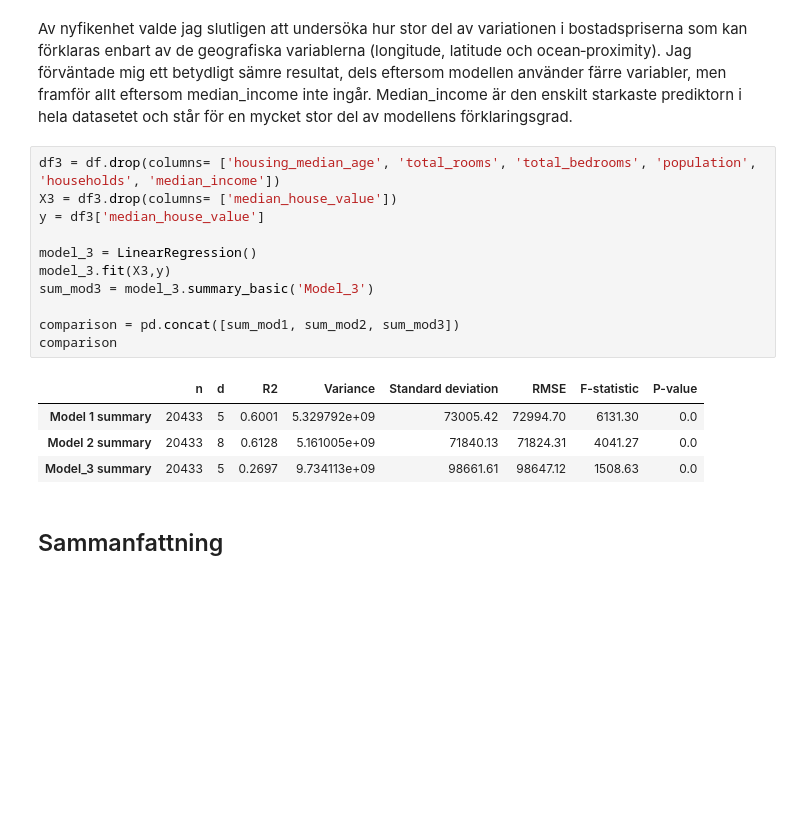
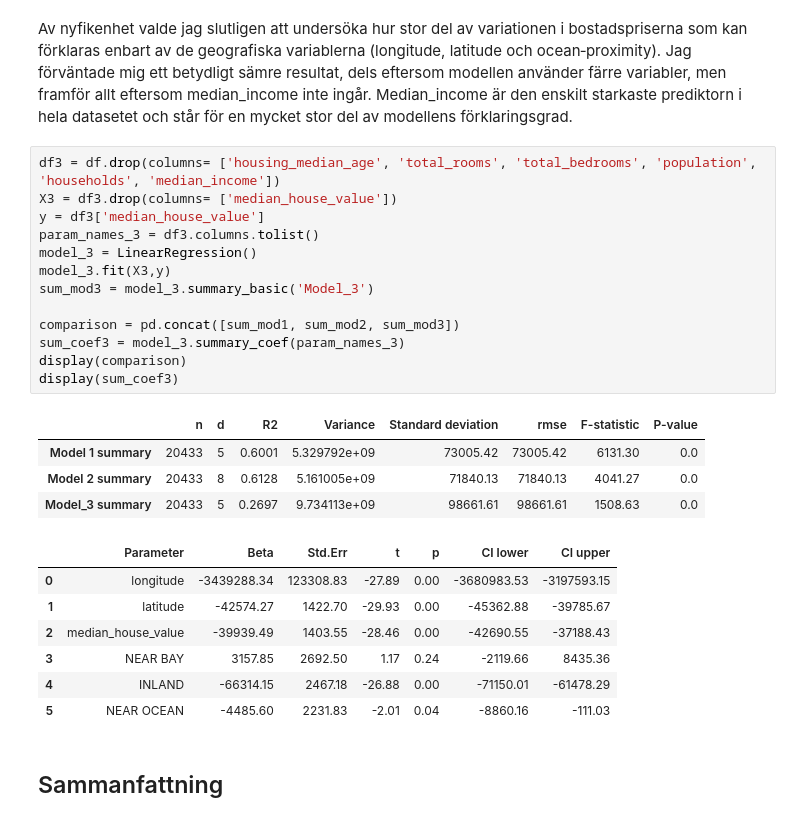
Before and after one commit to SebastianPetersson/Statistiska-metoder, a Jupyter notebook: Labb/Labb_notebook.ipynb, the cells around one changed output. Drawn from its saved outputs; the diff is of its cells as text; blank space fills up the shorter version.

```diff
--- a/Labb/Labb_notebook.ipynb
+++ b/Labb/Labb_notebook.ipynb
@@ -209,19 +209,28 @@ Av nyfikenhet valde jag slutligen att undersöka hur stor del av variationen i b
 # %%
 df3 = df.drop(columns= ['housing_median_age', 'total_rooms', 'total_bedrooms', 'population', 'households', 'median_income'])
 X3 = df3.drop(columns= ['median_house_value'])
 y = df3['median_house_value']
-
+param_names_3 = df3.columns.tolist()
 model_3 = LinearRegression()
 model_3.fit(X3,y)
 sum_mod3 = model_3.summary_basic('Model_3')
 
 comparison = pd.concat([sum_mod1, sum_mod2, sum_mod3])
-comparison
+sum_coef3 = model_3.summary_coef(param_names_3)
+display(comparison)
+display(sum_coef3)
 # %% [output]
-|  | n | d | R2 | Variance | Standard deviation | RMSE | F-statistic | P-value |
-| Model 1 summary | 20433 | 5 | 0.6001 | 5.329792e+09 | 73005.42 | 72994.70 | 6131.30 | 0.0 |
-| Model 2 summary | 20433 | 8 | 0.6128 | 5.161005e+09 | 71840.13 | 71824.31 | 4041.27 | 0.0 |
-| Model_3 summary | 20433 | 5 | 0.2697 | 9.734113e+09 | 98661.61 | 98647.12 | 1508.63 | 0.0 |
+|  | n | d | R2 | Variance | Standard deviation | rmse | F-statistic | P-value |
+| Model 1 summary | 20433 | 5 | 0.6001 | 5.329792e+09 | 73005.42 | 73005.42 | 6131.30 | 0.0 |
+| Model 2 summary | 20433 | 8 | 0.6128 | 5.161005e+09 | 71840.13 | 71840.13 | 4041.27 | 0.0 |
+| Model_3 summary | 20433 | 5 | 0.2697 | 9.734113e+09 | 98661.61 | 98661.61 | 1508.63 | 0.0 |
+|  | Parameter | Beta | Std.Err | t | p | CI lower | CI upper |
+| 0 | longitude | -3439288.34 | 123308.83 | -27.89 | 0.00 | -3680983.53 | -3197593.15 |
+| 1 | latitude | -42574.27 | 1422.70 | -29.93 | 0.00 | -45362.88 | -39785.67 |
+| 2 | median_house_value | -39939.49 | 1403.55 | -28.46 | 0.00 | -42690.55 | -37188.43 |
+| 3 | NEAR BAY | 3157.85 | 2692.50 | 1.17 | 0.24 | -2119.66 | 8435.36 |
+| 4 | INLAND | -66314.15 | 2467.18 | -26.88 | 0.00 | -71150.01 | -61478.29 |
+| 5 | NEAR OCEAN | -4485.60 | 2231.83 | -2.01 | 0.04 | -8860.16 | -111.03 |
 # %% [markdown]
 ## Sammanfattning
 # %% [markdown]
```
Also changed, not shown: parts of 3 cells of this notebook.
